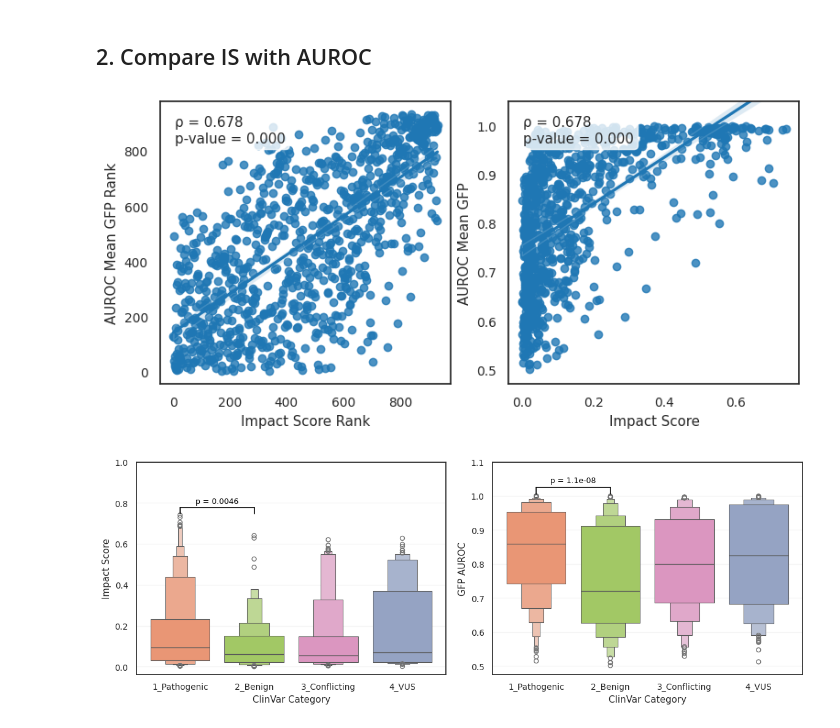
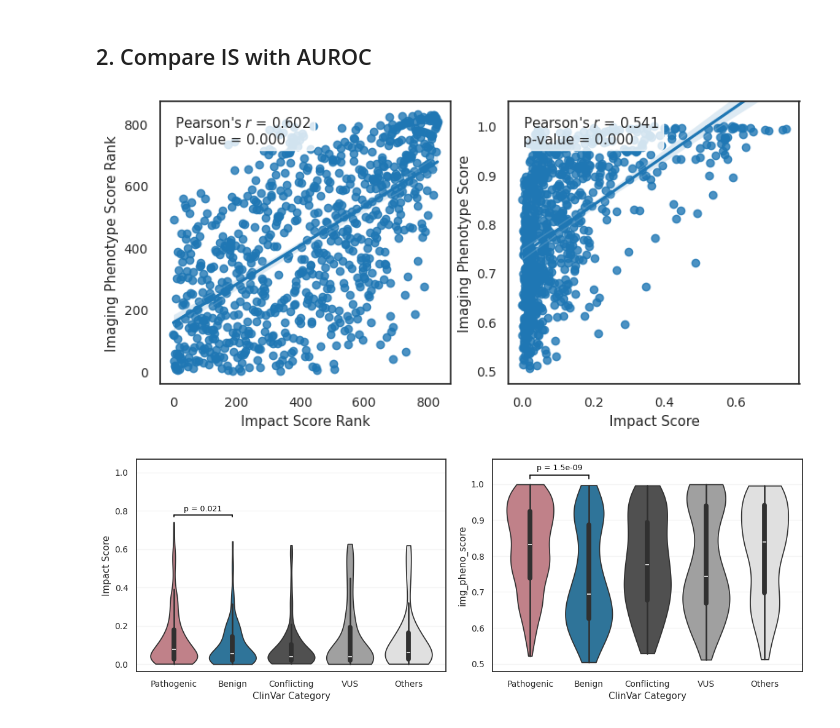
Before and after one commit to broadinstitute/2025_laval_submitted, a Jupyter notebook: 2_individual_assay_results/imaging/2_analysis/2_analyze_cp_results/1_impact_score_comparison.ipynb, the cells around one changed output. Cells and saved outputs as stored; diff of their text form; code cells hidden in the pictures.

```diff
--- a/2_individual_assay_results/imaging/2_analysis/2_analyze_cp_results/1_impact_score_comparison.ipynb
+++ b/2_individual_assay_results/imaging/2_analysis/2_analyze_cp_results/1_impact_score_comparison.ipynb
@@ -284,32 +265,33 @@ The Impact Score (IS) for each wild-type/mutant pair is then defined as the (1-C
 records_df = pl.read_csv("../../3_outputs/all_variants_impact_scores.csv")
 records_df = records_df.join(
     imaging_summary_clinvar,
-    on="gene_allele"
+    on="gene_variant"
 )
 
 records_pandas = records_df.to_pandas()
 records_pandas["impact_score_rank"] = records_pandas["impact_score"].rank()
-records_pandas["AUROC_Mean_GFP_rank"] = records_pandas["AUROC_Mean_GFP"].rank()
+records_pandas["img_pheno_score_rank"] = records_pandas["img_pheno_score"].rank()
 # %%
 fig, ax = plt.subplots(1, 2, figsize=(9,4))
 sns.regplot(data=records_pandas,
             x="impact_score_rank",
-            y="AUROC_Mean_GFP_rank",
+            y="img_pheno_score_rank",
             truncate=True,
             robust=True,
             ax=ax[0])
 ax[0].set_xlabel("Impact Score Rank")
-ax[0].set_ylabel("AUROC Mean GFP Rank")
-spearman_corr, p_value = spearmanr(records_pandas["impact_score_rank"],
-                                  records_pandas["AUROC_Mean_GFP_rank"],
-                                  nan_policy="omit")
-ax[0].text(0.05, 0.95, f"ρ = {spearman_corr:.3f}\np-value = {p_value:.3f}",
+ax[0].set_ylabel("Imaging Phenotype Score Rank")
+spearman_corr, p_value = pearsonr(records_pandas["impact_score_rank"],
+                                  records_pandas["img_pheno_score_rank"],
+                            #       nan_policy="omit"
+                            )
+ax[0].text(0.05, 0.95, f"Pearson's $r$ = {spearman_corr:.3f}\np-value = {p_value:.3f}",
        transform=ax[0].transAxes, verticalalignment='top',
        bbox=dict(boxstyle='round', facecolor='white', alpha=0.8))
 
 sns.regplot(data=records_pandas,
             x="impact_score",
-            y="AUROC_Mean_GFP",
+            y="img_pheno_score",
             truncate=True,
             robust=True,
             # scatter=False,
@@ -318,20 +300,21 @@ sns.regplot(data=records_pandas,
 )
 ax[1].set_ylim(None, 1.05)
 ax[1].set_xlabel("Impact Score")
-ax[1].set_ylabel("AUROC Mean GFP")
+ax[1].set_ylabel("Imaging Phenotype Score")
 # Calculate Spearman correlation
-spearman_corr, p_value = spearmanr(records_pandas["impact_score"],
-                                  records_pandas["AUROC_Mean_GFP"],
-                                  nan_policy="omit")
+spearman_corr, p_value = pearsonr(records_pandas["impact_score"],
+                                  records_pandas["img_pheno_score"],
+                            #       nan_policy="omit"
+                            )
 
-ax[1].text(0.05, 0.95, f"ρ = {spearman_corr:.3f}\np-value = {p_value:.3f}",
+ax[1].text(0.05, 0.95, f"Pearson's $r$ = {spearman_corr:.3f}\np-value = {p_value:.3f}",
        transform=ax[1].transAxes, verticalalignment='top',
        bbox=dict(boxstyle='round', facecolor='white', alpha=0.8))
 
 plt.subplots_adjust(wspace=0.2)
 plt.show()
 # %% [output]
-[figure, old version]
+[figure, new version]
 # %%
 records_df_plot = records_df.filter(
     ~(pl.col("clinvar_clnsig_clean").is_in(["6_No_ClinVar", "5_Others"]))
@@ -367,27 +350,28 @@ fig, axes = plt.subplots(1,2,figsize=(14, 4.5))
 
 ## --- impact_score panel ---
 sub = records_df_plot.filter(
-    pl.col("clinvar_clnsig_clean").is_in(["1_Pathogenic", "2_Benign"])
+    pl.col("clinvar_clnsig_clean").is_in(["Pathogenic", "Benign"])
 ).drop_nulls("impact_score").to_pandas()
-x = sub.loc[sub["clinvar_clnsig_clean"] == "1_Pathogenic", "impact_score"].values
-y = sub.loc[sub["clinvar_clnsig_clean"] == "2_Benign", "impact_score"].values
+x = sub.loc[sub["clinvar_clnsig_clean"] == "Pathogenic", "impact_score"].values
+y = sub.loc[sub["clinvar_clnsig_clean"] == "Benign", "impact_score"].values
 stat, p = mannwhitneyu(x, y, alternative="two-sided")
 p_text = f"p = {p:.2g}"
 
-sns.boxenplot(
+sns.violinplot(
     data=records_df_plot.to_pandas(),
     y="Impact Score",
     x="ClinVar Category",
     hue="clinvar_clnsig_clean",
     palette=palette_dict["clinvar_clnsig_clean"],
-    order=sorted(records_df_plot["clinvar_clnsig_clean"].unique()),
+    order=[c for c in clinvar_order_dict["original"] if "Likely" not in c],
     # records_df_plot.group_by(
     #     "clinvar_clnsig_clean"
     # ).agg(
     #     pl.median("impact_score").alias("clinvar_median")
     # ).sort("clinvar_median", descending=True)["clinvar_clnsig_clean"]
     hue_order=sorted(palette_dict["clinvar_clnsig_clean"].keys()),
-    ax=axes[0]
+    ax=axes[0],
+    cut=0
 )
 axes[0].grid(alpha=.2, axis="y")
 # xtick_inher = axes[0].set_xticklabels(axes[0].get_xticklabels(), rotation=60, ha="right")
@@ -413,7 +397,7 @@ y_top = sub["impact_score"].max() + 0.05 * (sub["impact_score"].max() - sub["imp
 # horizontal bracket
 axes[0].plot([x1, x2], [y_top, y_top], lw=1.2, color="black")
 # short vertical caps
-cap = 0.03
+cap = 0.01
 axes[0].plot([x1, x1], [y_top - cap, y_top], lw=1.2, color="black")
 axes[0].plot([x2, x2], [y_top - cap, y_top], lw=1.2, color="black")
 
@@ -421,55 +405,55 @@ axes[0].plot([x2, x2], [y_top - cap, y_top], lw=1.2, color="black")
 axes[0].text((x1 + x2) / 2, y_top + 0.01, p_text,
              ha="center", va="bottom", color="black", fontsize=9)
 # ensure space for the bracket
-axes[0].set_ylim(None,1.)
+axes[0].set_ylim(None,1.07)
 
-sns.boxenplot(
+sns.violinplot(
     data=records_df_plot.to_pandas(),
-    y="GFP AUROC",
+    y="img_pheno_score",
     x="ClinVar Category",
     hue="clinvar_clnsig_clean",
     palette=palette_dict["clinvar_clnsig_clean"],
-    order=sorted(records_df_plot["clinvar_clnsig_clean"].unique()),
+    order=[c for c in clinvar_order_dict["original"] if "Likely" not in c],
     # order=records_df_plot.group_by(
     #     "clinvar_clnsig_clean"
     # ).agg(
     #     pl.median("AUROC_Mean_GFP").alias("clinvar_median")
     # ).sort("clinvar_median", descending=True)["clinvar_clnsig_clean"],
-    hue_order=sorted(palette_dict["clinvar_clnsig_clean"].keys()),
-    ax=axes[1]
+    hue_order=[c for c in clinvar_order_dict["original"] if "Likely" not in c],
+    ax=axes[1],
+    cut=0
 )
 ## --- impact_score panel ---
 sub = records_df_plot.filter(
-    pl.col("clinvar_clnsig_clean").is_in(["1_Pathogenic", "2_Benign"])
-).drop_nulls("AUROC_Mean_GFP").to_pandas()
-x = sub.loc[sub["clinvar_clnsig_clean"] == "1_Pathogenic", "AUROC_Mean_GFP"].values
-y = sub.loc[sub["clinvar_clnsig_clean"] == "2_Benign", "AUROC_Mean_GFP"].values
+    pl.col("clinvar_clnsig_clean").is_in(["Pathogenic", "Benign"])
+).drop_nulls("img_pheno_score").to_pandas()
+x = sub.loc[sub["clinvar_clnsig_clean"] == "Pathogenic", "img_pheno_score"].values
+y = sub.loc[sub["clinvar_clnsig_clean"] == "Benign", "img_pheno_score"].values
 stat, p = mannwhitneyu(x, y, alternative="two-sided")
 p_text = f"p = {p:.2g}"
 
 x1 = axes[1].get_xticks()[0]          # 1_Pathogenic
 x2 = axes[1].get_xticks()[1]         # 2_Benign
-y_top = sub["AUROC_Mean_GFP"].max() + 0.05 * (sub["AUROC_Mean_GFP"].max() - sub["AUROC_Mean_GFP"].min())
+y_top = sub["img_pheno_score"].max() + 0.05 * (sub["img_pheno_score"].max() - sub["img_pheno_score"].min())
 
 # horizontal bracket
 axes[1].plot([x1, x2], [y_top, y_top], lw=1.2, color="black")
 # short vertical caps
-cap = 0.02
+cap = 0.01
 axes[1].plot([x1, x1], [y_top - cap, y_top], lw=1.2, color="black")
 axes[1].plot([x2, x2], [y_top - cap, y_top], lw=1.2, color="black")
-
 # p-value text
 axes[1].text((x1 + x2) / 2, y_top + 0.01, p_text,
              ha="center", va="bottom", color="black", fontsize=9)
 
 # xtick_inher = axes[1].set_xticklabels(axes[1].get_xticklabels(), rotation=60, ha="right")
 axes[1].grid(alpha=.2, axis="y")
 # ensure space for the bracket
-axes[1].set_ylim(None,1.1)
+axes[1].set_ylim(None,1.07)
 plt.subplots_adjust(wspace=.15)
 plt.show()
 # %% [output]
-[figure, old version]
+[figure, new version]
 # %%
 fig, axes = plt.subplots(1,2,figsize=(14, 4.5))
 
```
Also changed, not shown: parts of 9 cells of this notebook, 8 other files.
